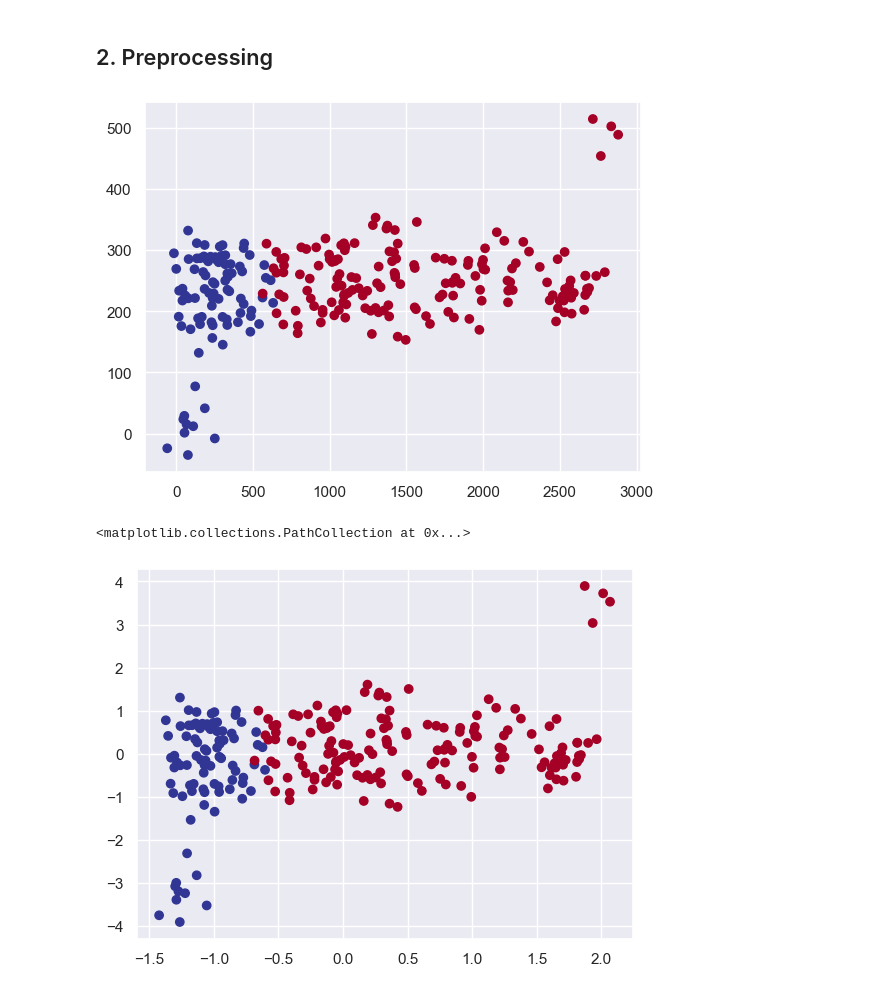
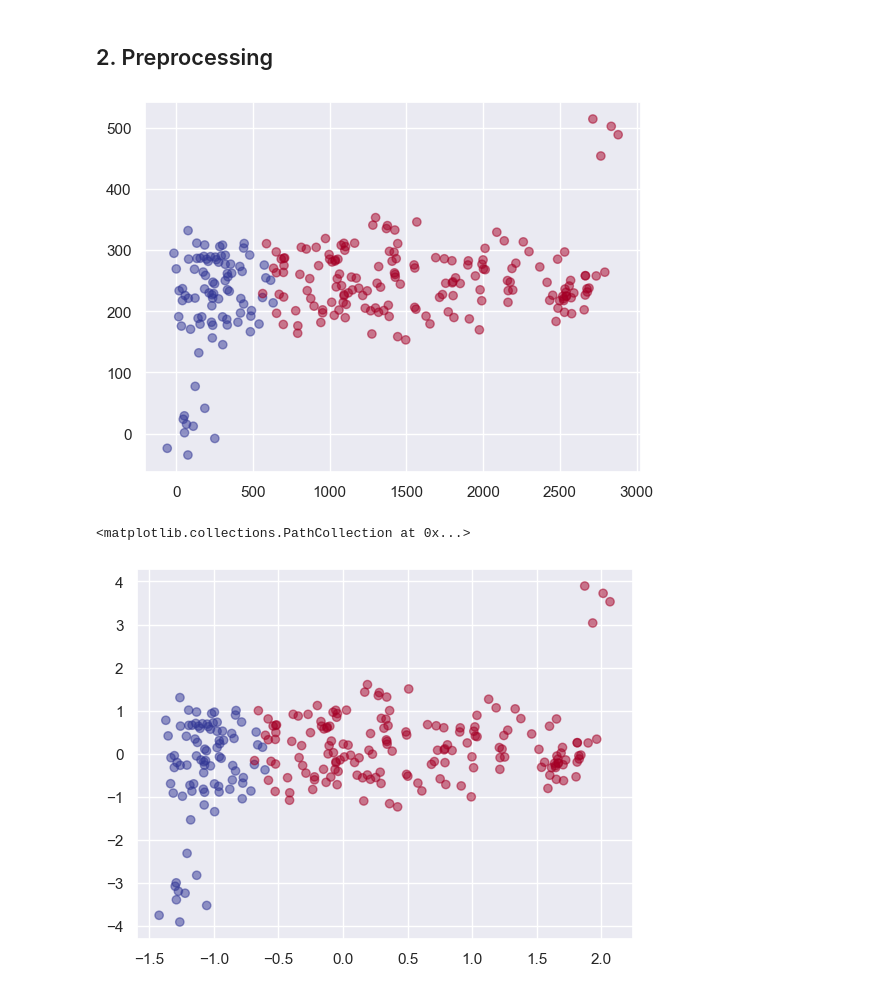
Before and after one commit to yoichiojima/personal-project, a Jupyter notebook: notebook/scikit-learn/scikit-learn-2.ipynb, the cells around one changed output. Cells and saved outputs as stored; diff of their text form; code cells hidden in the pictures.

```diff
--- a/notebook/scikit-learn/scikit-learn-2.ipynb
+++ b/notebook/scikit-learn/scikit-learn-2.ipynb
@@ -135,19 +135,21 @@ y = df['z'] == 'a'
 plt.scatter(
     X['x'], X['y'],
     c = y,
-    cmap = 'RdYlBu'
+    cmap = 'RdYlBu',
+    alpha = 0.5
 )
 plt.show()
 # %% [output]
-[figure, old version]
+[figure, new version]
 # %%
 # standardise
 X_new = StandardScaler().fit_transform(X)
 plt.scatter(
     X_new[:, 0], X_new[:, 1],
     c = y,
-    cmap = 'RdYlBu'
+    cmap = 'RdYlBu',
+    alpha = 0.5
 )
 # %% [output]
 <matplotlib.collections.PathCollection at 0x...>
-[figure, old version]
+[figure, new version]
```
Also changed, not shown: parts of 2 cells of this notebook.
